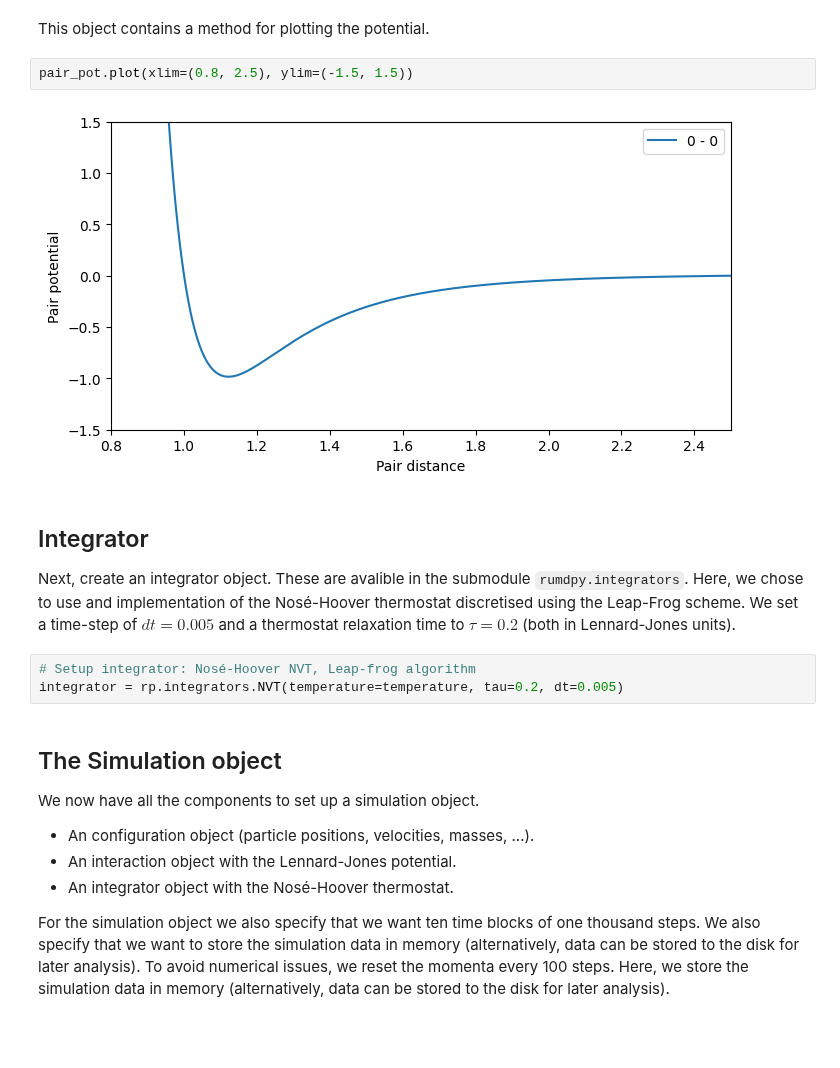
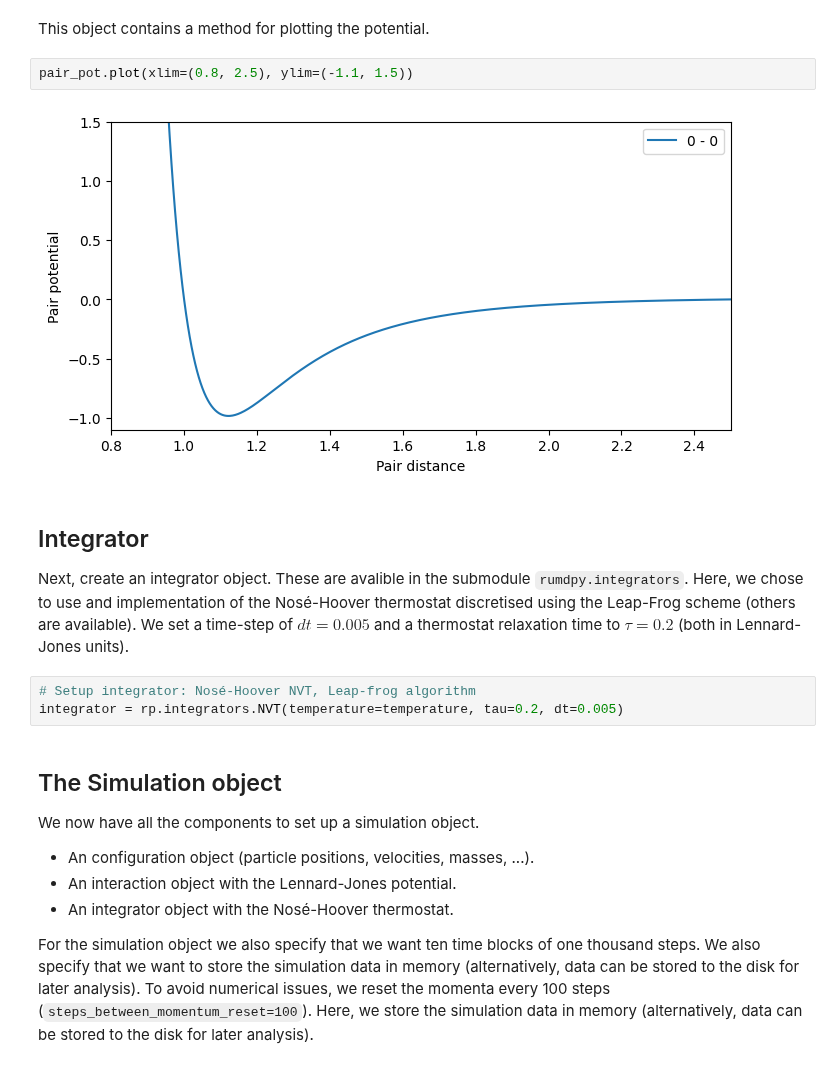
Before and after one commit to jklust/gamdpy, a Jupyter notebook: tutorials/my_first_simulation.ipynb, the cells around one changed output. Drawn from its saved outputs; the diff is of its cells as text; blank space fills up the shorter version.

```diff
--- a/tutorials/my_first_simulation.ipynb
+++ b/tutorials/my_first_simulation.ipynb
@@ -149,17 +149,18 @@ pair_pot = rp.PairPotential2(pair_func, params=[sigma, epsilon, cutoff], max_num
 # %% [markdown]
 This object contains a method for plotting the potential.
 # %%
-pair_pot.plot(xlim=(0.8, 2.5), ylim=(-1.5, 1.5))
+pair_pot.plot(xlim=(0.8, 2.5), ylim=(-1.1, 1.5))
 # %% [output]
-[figure, old version]
+[figure, new version]
 # %% [markdown]
 ## Integrator
 
-Next, create an integrator object. These are avalible in the submodule `rumdpy.integrators`. Here, we chose to use and implementation of the Nosé-Hoover thermostat discretised using the Leap-Frog scheme. We set a time-step of $dt=0.005$ and a thermostat relaxation time to $\tau = 0.2$ (both in Lennard-Jones units).
+Next, create an integrator object. These are avalible in the submodule `rumdpy.integrators`. Here, we chose to use and implementation of the Nosé-Hoover thermostat discretised using the Leap-Frog scheme (others are available). We set a time-step of $dt=0.005$ and a thermostat relaxation time to $\tau = 0.2$ (both in Lennard-Jones units).
 # %%
 # Setup integrator: Nosé-Hoover NVT, Leap-frog algorithm
 integrator = rp.integrators.NVT(temperature=temperature, tau=0.2, dt=0.005)
 # %% [markdown]
+
 ## The Simulation object
 
 We now have all the components to set up a simulation object.
@@ -168,7 +169,7 @@ We now have all the components to set up a simulation object.
 * An interaction object with the Lennard-Jones potential.
 * An integrator object with the Nosé-Hoover thermostat.
 
-For the simulation object we also specify that we want ten time blocks of one thousand steps. We also specify that we want to store the simulation data in memory (alternatively, data can be stored to the disk for later analysis). To avoid numerical issues, we reset the momenta every 100 steps. Here, we store the simulation data in memory (alternatively, data can be stored to the disk for later analysis).
+For the simulation object we also specify that we want ten time blocks of one thousand steps. We also specify that we want to store the simulation data in memory (alternatively, data can be stored to the disk for later analysis). To avoid numerical issues, we reset the momenta every 100 steps (`steps_between_momentum_reset=100`). Here, we store the simulation data in memory (alternatively, data can be stored to the disk for later analysis).
 # %%
 # Setup Simulation.
 sim = rp.Simulation(
```
Also changed, not shown: parts of 22 cells of this notebook, 10 other files.
